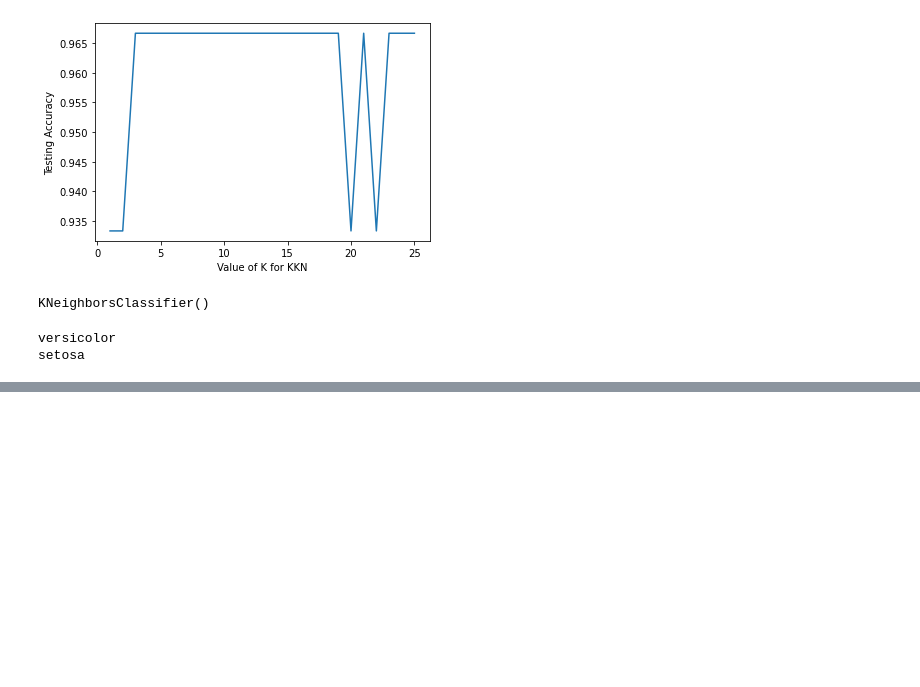
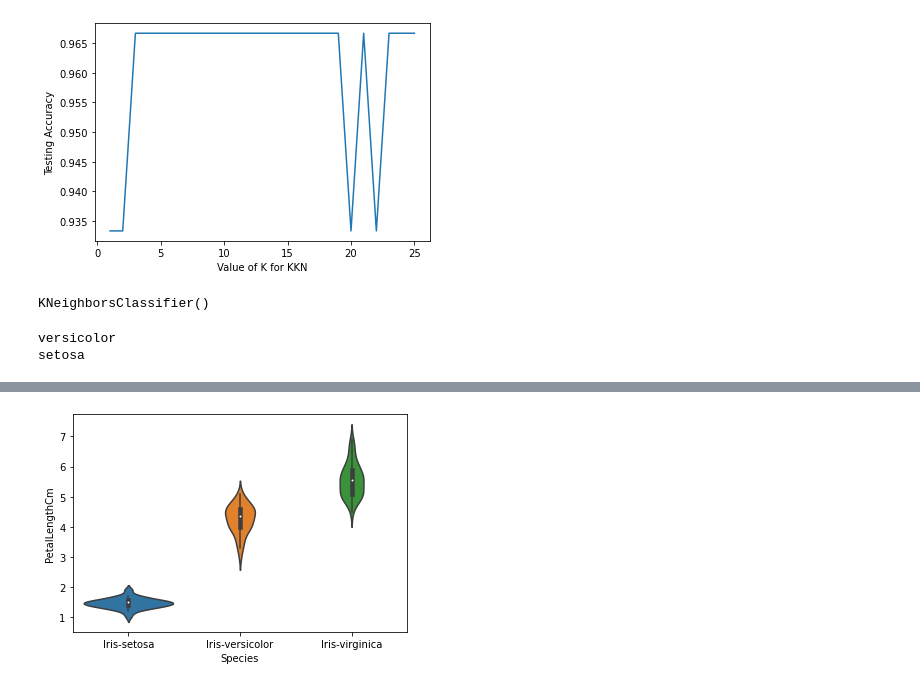
Before and after one commit to ZuniAmandaDewi/datamining, a Jupyter notebook: _sources/tugas_pendat/Tugas.ipynb, the cells around one changed output, grey strips where cells are left out. Cells and saved outputs as stored; diff of their text form; code cells hidden in the pictures; blank space fills up the shorter version.

```diff
--- a/_sources/tugas_pendat/Tugas.ipynb
+++ b/_sources/tugas_pendat/Tugas.ipynb
@@ -487,0 +720,5 @@ setosa
+# %%
+sns.violinplot(x="Species",y="PetalLengthCm",data=nilai2)
+plt.show()
+# %% [output]
+[figure, added]
```
Also changed, not shown: parts of 37 cells of this notebook, 13 other files.
